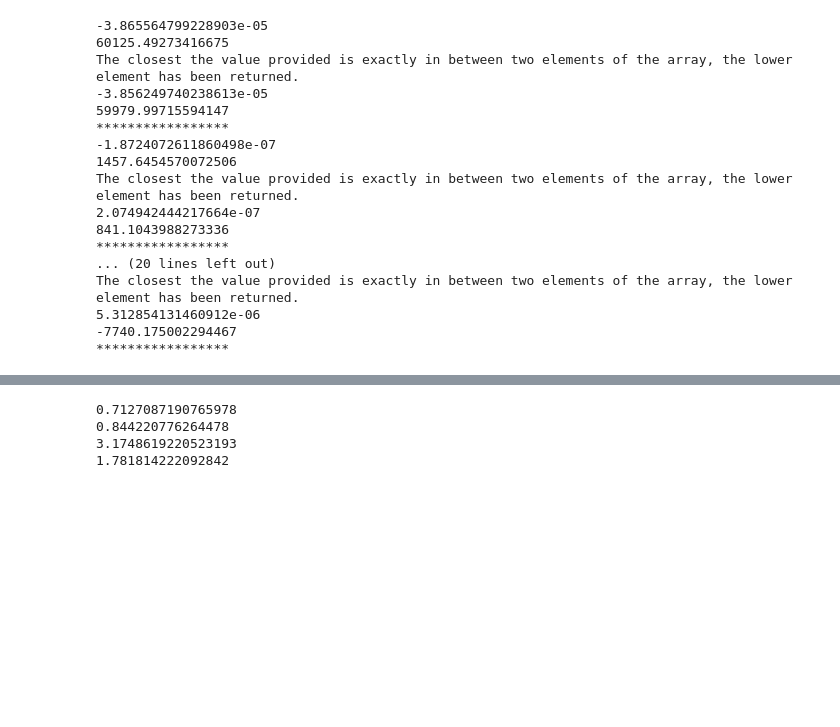
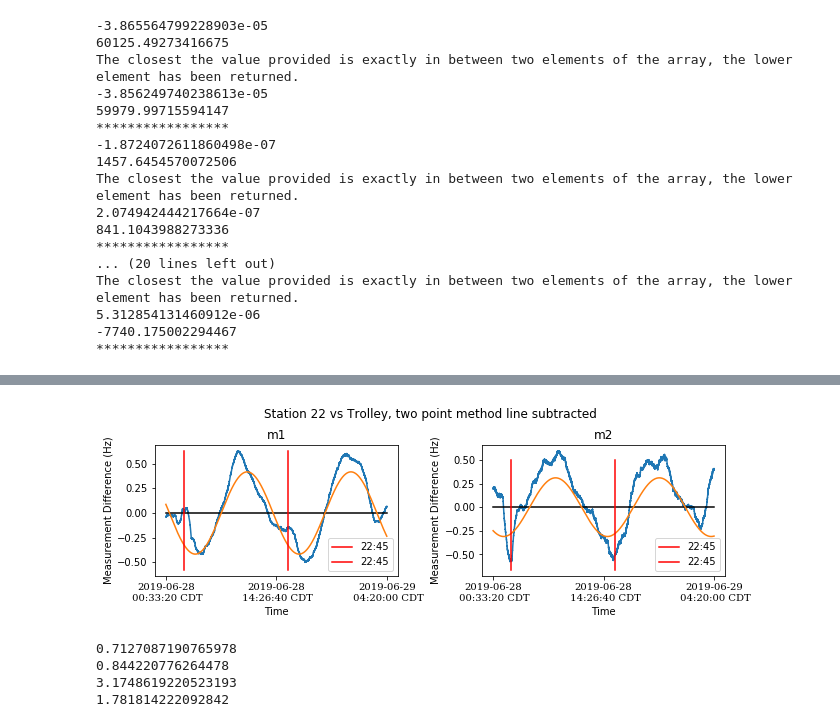
Before and after one commit to aetb/trfp, a Jupyter notebook: Superlong_st22_vs_trolley_Jonathan.ipynb, the cells around one changed output, grey strips where cells are left out. Drawn from its saved outputs; the diff is of its cells as text; code cells hidden in the pictures; blank space fills up the shorter version.

```diff
--- a/Superlong_st22_vs_trolley_Jonathan.ipynb
+++ b/Superlong_st22_vs_trolley_Jonathan.ipynb
@@ -1203,3 +1109,97 @@ phi6 = vars6[1]
+# %%
+l1 = np.min(D1 - line(T1, z1[0], z1[1]))            #Trolley vs st 22 two point method subtracted, cos fit
+h1 = np.max(D1 - line(T1, z1[0], z1[1]))
+l2 = np.min(D2 - line(T2, z2[0], z2[1]))
+h2 = np.max(D2 - line(T2, z2[0], z2[1]))
+l3 = np.min(D3 - line(T3, z3[0], z3[1]))
+h3 = np.max(D3 - line(T3, z3[0], z3[1]))
+l4 = -.5 #np.min(D4 - line(T4, z4[0], z4[1]))
+h4 =  .5#np.max(D4 - line(T4, z4[0], z4[1]))
+l5 = np.min(D5 - line(T5, z5[0], z5[1]))
+h5 = np.max(D5 - line(T5, z5[0], z5[1]))
+l6 = np.min(D6 - line(T6, z6[0], z6[1]))
+h6 = np.max(D6 - line(T6, z6[0], z6[1]))
+
+fig, axs = plt.subplots(1, 2, constrained_layout=True)
+fig.set_figheight(3)
+fig.set_figwidth(9)
+
+axs[0].plot(T1, D1 - line(T1, slope_avg1, intercept_avg1))
+axs[0].plot([T1.min(), T1.max()], [0,0], 'k')
+axs[0].plot(T1, cos(T1, A1, phi1))
+#axs[0,0].plot(T1 , D1, '.')
+axs[0].plot(day-6400 + run_start, [l1,h1], 'r', 2*day-6400 + run_start, [l1,h1], 'r', label = "22:45")
+axs[0].legend()
+plt_unix_time_to_CST(axs[0])
+axs[0].set_xlabel("Time")
+axs[0].set_xticks([T1[0], T1[len(T1)/2], T1[-1]])
+axs[0].set_ylabel("Measurement Difference (Hz)")
+axs[0].set_title('m1')
+
+axs[1].plot(T2, D2 - line(T2, slope_avg2, intercept_avg2))
+axs[1].plot([T2.min(), T2.max()], [0,0], 'k')
+axs[1].plot(T2, cos(T2, A2, phi2))
+#axs[0,1].plot(T2 , D2, '.')
+axs[1].plot(day-6400 + run_start, [l2,h2], 'r', 2*day-6400 + run_start, [l2,h2], 'r', label = "22:45")
+axs[1].legend()
+plt_unix_time_to_CST(axs[1])
+axs[1].set_xlabel("Time")
+axs[1].set_xticks([T2[0], T2[len(T2)/2], T2[-1]])
+axs[1].set_ylabel("Measurement Difference (Hz)")
+axs[1].set_title('m2')
+"""
+axs[0,2].plot(T3, D3 - line(T3, slope_avg3, intercept_avg3))
+axs[0,2].plot([T3.min(), T3.max()], [0,0], 'k')
+axs[0,2].plot(T3, cos(T3, A3, phi3))
+#axs[0,2].plot(T3 , D3, '.')
+axs[0,2].plot(day-6400 + run_start, [l3,h3], 'r', 2*day-6400 + run_start, [l3,h3], 'r', label = "22:45")
+axs[0,2].legend()
+plt_unix_time_to_CST(axs[0,2])
+axs[0,2].set_xlabel("Time")
+axs[0,2].set_xticks([T3[0], T3[len(T3)/2], T3[-1]])
+axs[0,2].set_ylabel("Measurement Difference (Hz)")
+axs[0,2].set_title('m3')
+
+axs[1,0].plot(T4, D4 - line(T4, slope_avg4, intercept_avg4))
+axs[1,0].plot([T4.min(), T4.max()], [0,0], 'k')
+axs[1,0].plot(T4, cos(T4, A4, phi4))
+#axs[1,0].plot(T4 , D4, '.')
+axs[1,0].plot(day-6400 + run_start, [l4,h4], 'r', 2*day-6400 + run_start, [l4,h4], 'r', label = "22:45")
+axs[1,0].legend()
+plt_unix_time_to_CST(axs[1,0])
+axs[1,0].set_xlabel("Time")
+axs[1,0].set_xticks([T4[0], T4[len(T4)/2], T4[-1]])
+axs[1,0].set_ylabel("Measurement Difference (Hz)")
+axs[1,0].set_title('m4')
+
+axs[1,1].plot(T5, D5 - line(T5, slope_avg5, intercept_avg5))
+axs[1,1].plot([T5.min(), T5.max()], [0,0], 'k')
+axs[1,1].plot(T5, cos(T5, A5, phi5))
+#axs[1,1].plot(T5 , D5, '.')
+axs[1,1].plot(day-6400 + run_start, [l5,h5], 'r', 2*day-6400 + run_start, [l5,h5], 'r', label = "22:45")
+axs[1,1].legend()
+plt_unix_time_to_CST(axs[1,1])
+axs[1,1].set_xlabel("Time")
+axs[1,1].set_xticks([T5[0], T5[len(T5)/2], T5[-1]])
+axs[1,1].set_ylabel("Measurement Difference (Hz)")
+axs[1,1].set_title('m5')
+
+axs[1,2].plot(T6, D6 - line(T6, slope_avg6, intercept_avg6))
+axs[1,2].plot([T6.min(), T6.max()], [0,0], 'k')
+axs[1,2].plot(T6, cos(T6, A6, phi6))
+#axs[1,2].plot(T6 , D6, '.')
+axs[1,2].plot(day-6400 + run_start, [l6,h6], 'r', 2*day-6400 + run_start, [l6,h6], 'r', label = "22:45")
+axs[1,2].legend()
+plt_unix_time_to_CST(axs[1,2])
+axs[1,2].set_xlabel("Time")
+axs[1,2].set_xticks([T6[0], T6[len(T6)/2], T6[-1]])
+axs[1,2].set_ylabel("Measurement Difference (Hz)")
+axs[1,2].set_title('m6')
+"""
+fig.suptitle("Station 22 vs Trolley, two point method line subtracted")
+plt.show()
+# %% [output]
+[figure, added]
 # %%
 yy1 = D1 - line(T1, slope_avg1, intercept_avg1)
 yy2 = D2 - line(T2, slope_avg2, intercept_avg2)
```
Also changed, not shown: parts of 7 cells of this notebook, 1 other file.
